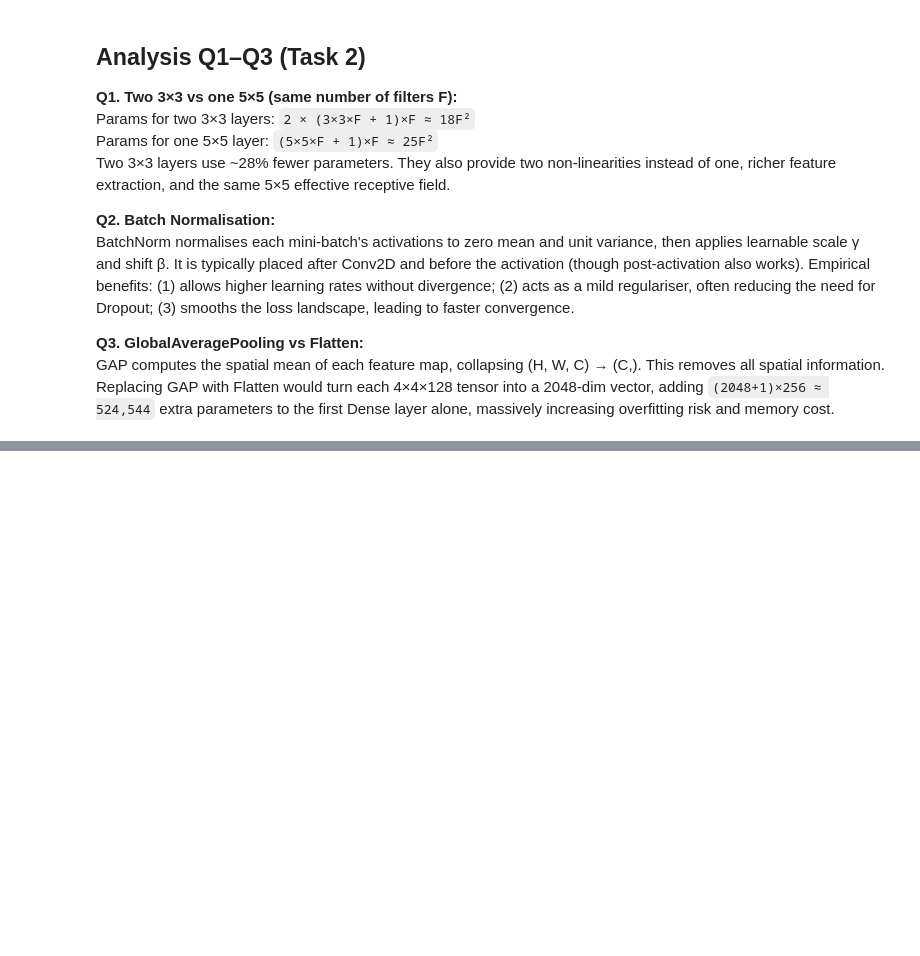
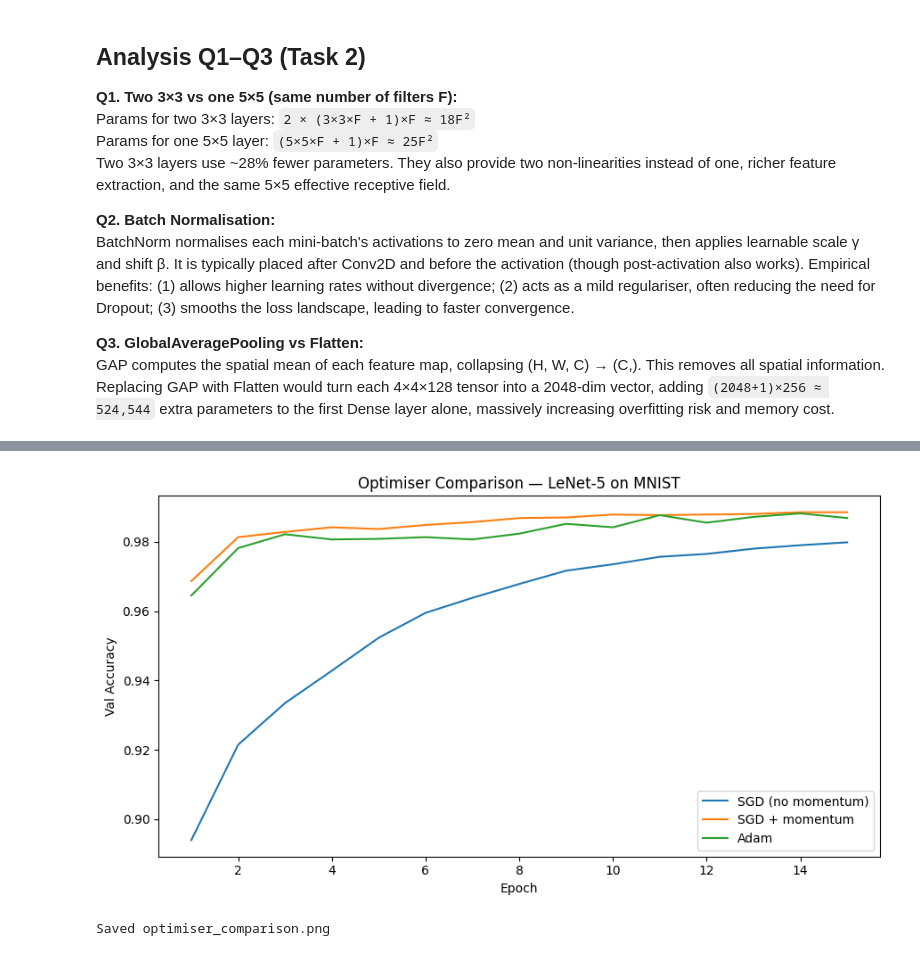
Before and after one commit to me-pranjal-jha/CNN_LAB_RGIPT, a Jupyter notebook: CNN_Lab_Assignment.ipynb, the cells around one changed output, grey strips where cells are left out. Cells and saved outputs as stored; diff of their text form; code cells hidden in the pictures; blank space fills up the shorter version.

```diff
--- a/CNN_Lab_Assignment.ipynb
+++ b/CNN_Lab_Assignment.ipynb
@@ -471,0 +534,30 @@ and memory cost.
+# %%
+from tensorflow.keras.optimizers import Adam
+
+optimisers = [
+    ('SGD (no momentum)',   SGD(learning_rate=0.01)),
+    ('SGD + momentum',      SGD(learning_rate=0.01, momentum=0.9)),
+    ('Adam',                Adam(learning_rate=0.001)),
+]
+
+fig, ax = plt.subplots(figsize=(9, 5))
+
+for name, opt in optimisers:
+    tf.random.set_seed(42)
+    m = build_lenet5()
+    m.compile(optimizer=opt, loss='categorical_crossentropy', metrics=['accuracy'])
+    h = m.fit(mnist_x_train_p, mnist_y_train_p,
+              epochs=15, batch_size=64,
+              validation_split=0.1, verbose=0)
+    ax.plot(range(1, 16), h.history['val_accuracy'], label=name)
+
+ax.set_xlabel('Epoch'); ax.set_ylabel('Val Accuracy')
+ax.set_title('Optimiser Comparison — LeNet-5 on MNIST')
+ax.legend()
+plt.tight_layout()
+plt.savefig('optimiser_comparison.png', dpi=120)
+plt.show()
+print('Saved optimiser_comparison.png')
+# %% [output]
+[figure, added]
+Saved optimiser_comparison.png
```
Also changed, not shown: parts of 8 cells of this notebook.
